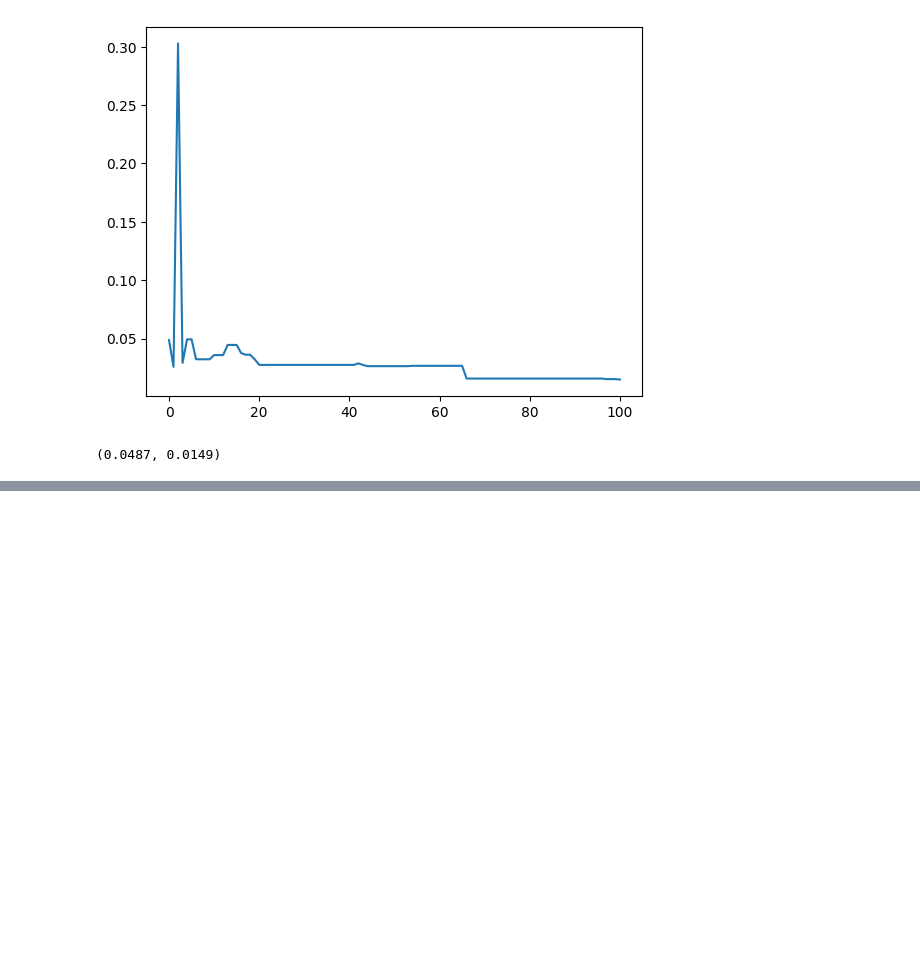
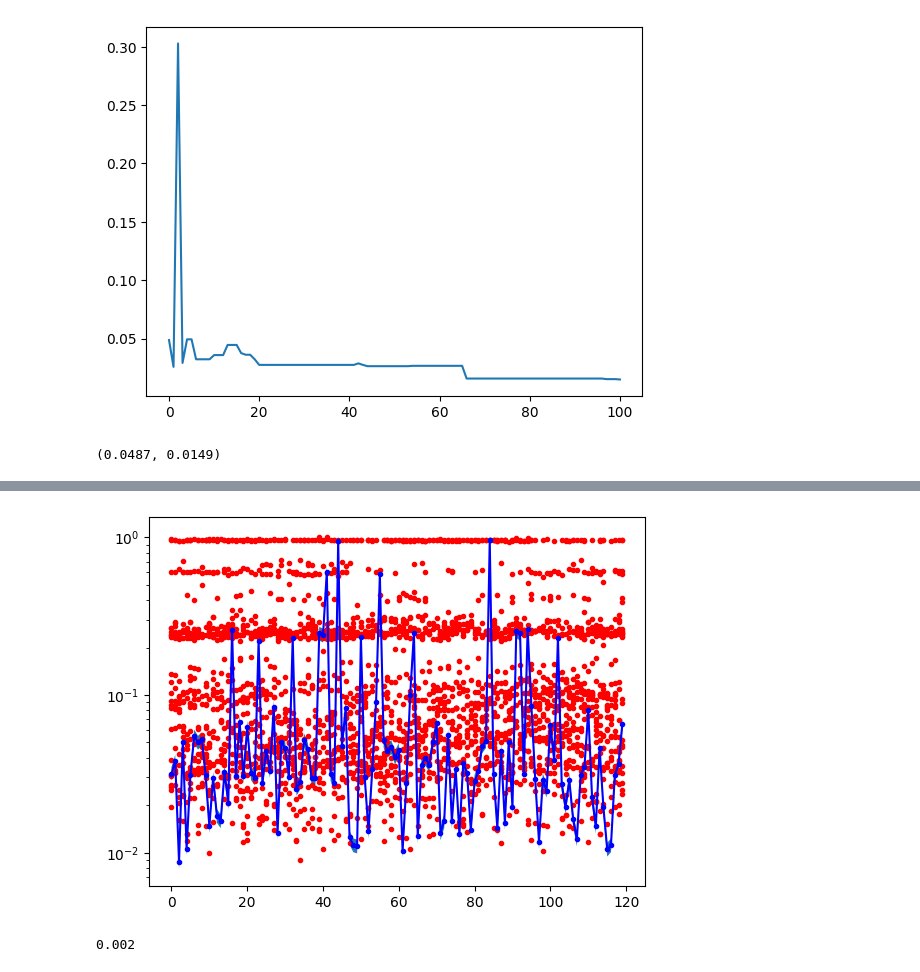
Before and after one commit to BrunoCAF/ps-hgp-qec, a Jupyter notebook: python/testing.ipynb, the cells around one changed output, grey strips where cells are left out. Saved outputs shown, nothing was run; the diff lists cells and outputs as text; code cells hidden in the pictures; blank space fills up the shorter version.

```diff
--- a/python/testing.ipynb
+++ b/python/testing.ipynb
@@ -872,0 +885,28 @@ cost_history[0], cost_history[-1]
+# %%
+fn_data = {}
+
+with h5py.File('exploration.hdf5', 'r') as f:
+    for code, grp in f.items():
+        fn_data[code] = grp['values'][()].copy()
+# %%
+exploration_params = {code: par for code, par in zip(codes, [(24, 120), (15, 70), (12, 40), (8, 30)])}
+# %%
+for code in fn_data:
+    fn_data[code] = fn_data[code].reshape(exploration_params[code])
+# %%
+data_0 = fn_data[codes[0]]
+plt.figure()
+
+x = np.arange(len(data_0.T))
+plt.semilogy(x, data_0[1:].T, 'r.')
+plt.semilogy(x, data_0[0].T, 'b.-')
+plt.fill_between(x, 0.9*data_0[0].T, 1.1*data_0[0].T, alpha=1)
+# plt.xlim([0, 19])
+# plt.ylim([8e-3, 7e-2])
+plt.show()
+# %% [output]
+[figure, added]
+# %%
+fn_data[codes[2]].min()
+# %% [output]
+0.002
```
Also changed, not shown: parts of 5 cells of this notebook, 4 other files.
